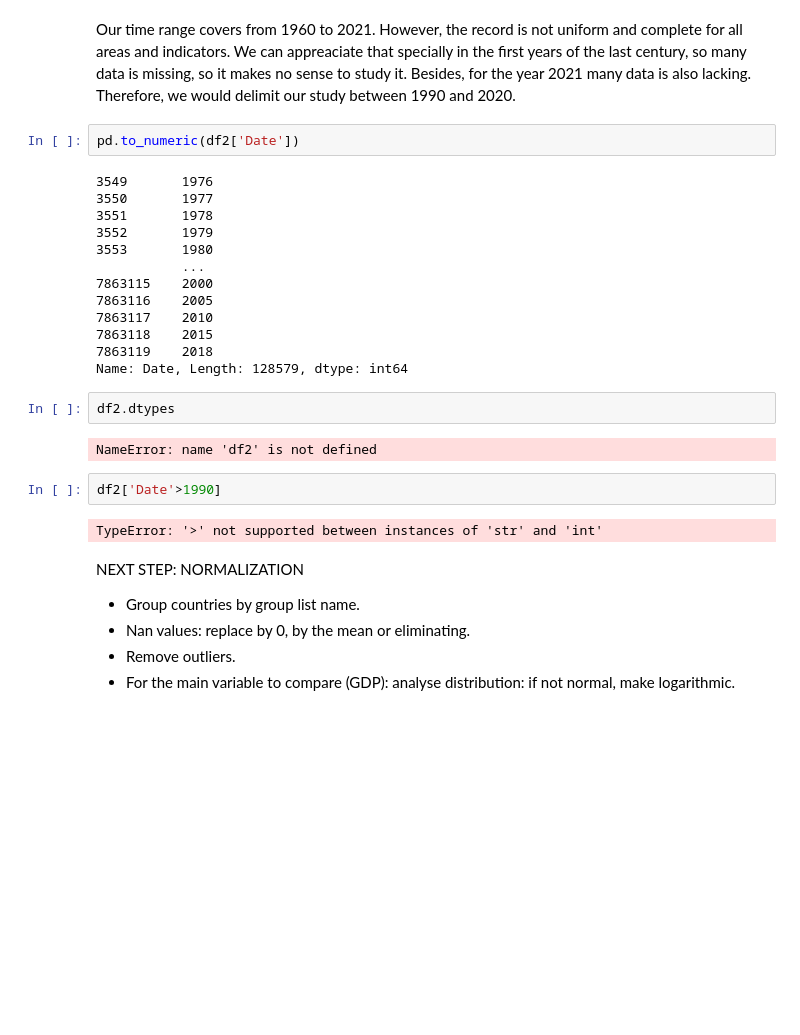
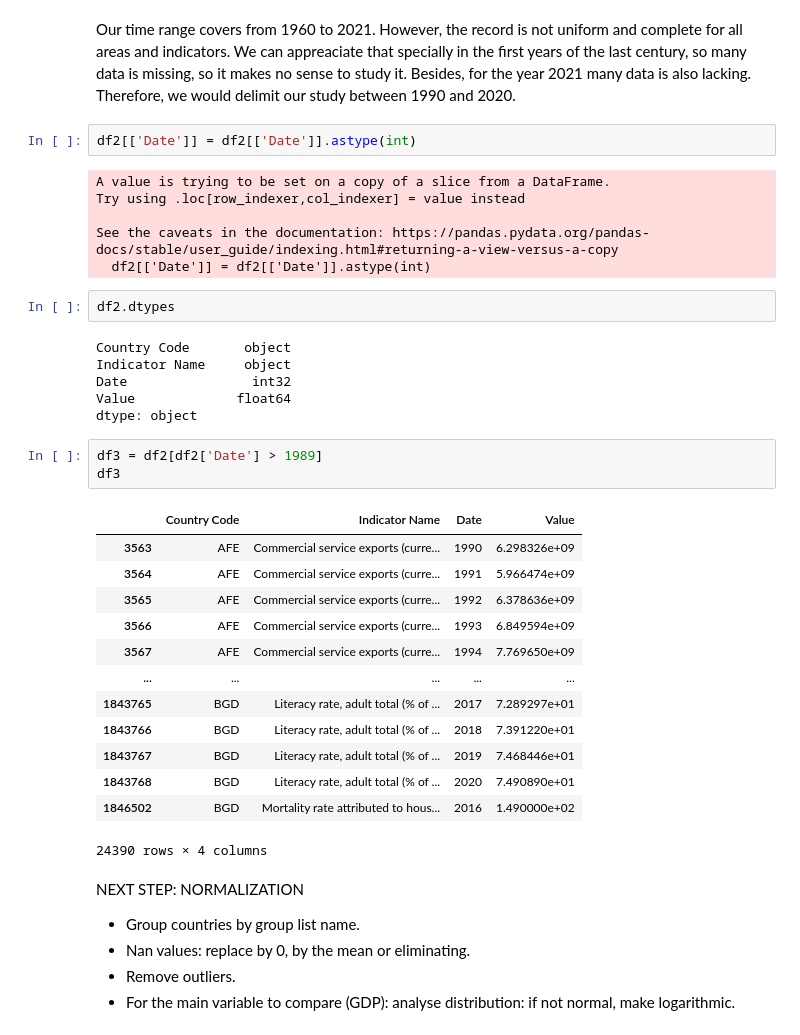
Before and after one commit to devonfw-forge/python-data-driven-decisions, a Jupyter notebook: CopyMaria Data-integration.ipynb, the cells around one changed output. Cells and saved outputs as stored; diff of their text form; blank space fills up the shorter version.

```diff
--- a/CopyMaria Data-integration.ipynb
+++ b/CopyMaria Data-integration.ipynb
@@ -117,29 +117,39 @@ df2.set_index(["Country Code", "Date"]).pivot(columns="Indicator Name", values="
 CONVIERTE A INTEGER PERO NO FILTRA
 # %% [markdown]
 Our time range covers from 1960 to 2021. However, the record is not uniform and complete for all areas and indicators. We can appreaciate that specially in the first years of the last century, so many data is missing, so it makes no sense to study it. Besides, for the year 2021 many data is also lacking. Therefore, we would delimit our study between 1990 and 2020.
-# %%
-pd.to_numeric(df2['Date'])
-# %% [output]
-3549       1976
-3550       1977
-3551       1978
-3552       1979
-3553       1980
-           ...
-7863115    2000
-7863116    2005
-7863117    2010
-7863118    2015
-7863119    2018
-Name: Date, Length: 128579, dtype: int64
+# %%
+df2[['Date']] = df2[['Date']].astype(int)
+# %% [output]
+A value is trying to be set on a copy of a slice from a DataFrame.
+Try using .loc[row_indexer,col_indexer] = value instead
+
+See the caveats in the documentation: https://pandas.pydata.org/pandas-docs/stable/user_guide/indexing.html#returning-a-view-versus-a-copy
+  df2[['Date']] = df2[['Date']].astype(int)
 # %%
 df2.dtypes
 # %% [output]
-NameError: name 'df2' is not defined
+Country Code       object
+Indicator Name     object
+Date                int32
+Value             float64
+dtype: object
-# %%
-df2['Date'>1990]
-# %% [output]
-TypeError: '>' not supported between instances of 'str' and 'int'
+# %%
+df3 = df2[df2['Date'] > 1989]
+df3
+# %% [output]
+|  | Country Code | Indicator Name | Date | Value |
+| 3563 | AFE | Commercial service exports (curre... | 1990 | 6.298326e+09 |
+| 3564 | AFE | Commercial service exports (curre... | 1991 | 5.966474e+09 |
+| 3565 | AFE | Commercial service exports (curre... | 1992 | 6.378636e+09 |
+| 3566 | AFE | Commercial service exports (curre... | 1993 | 6.849594e+09 |
+| 3567 | AFE | Commercial service exports (curre... | 1994 | 7.769650e+09 |
+| ... | ... | ... | ... | ... |
+| 1843765 | BGD | Literacy rate, adult total (% of ... | 2017 | 7.289297e+01 |
+| 1843766 | BGD | Literacy rate, adult total (% of ... | 2018 | 7.391220e+01 |
+| 1843767 | BGD | Literacy rate, adult total (% of ... | 2019 | 7.468446e+01 |
+| 1843768 | BGD | Literacy rate, adult total (% of ... | 2020 | 7.490890e+01 |
+| 1846502 | BGD | Mortality rate attributed to hous... | 2016 | 1.490000e+02 |
+24390 rows × 4 columns
 # %% [markdown]
 NEXT STEP: NORMALIZATION
 
```
Also changed, not shown: parts of 4 cells of this notebook.
